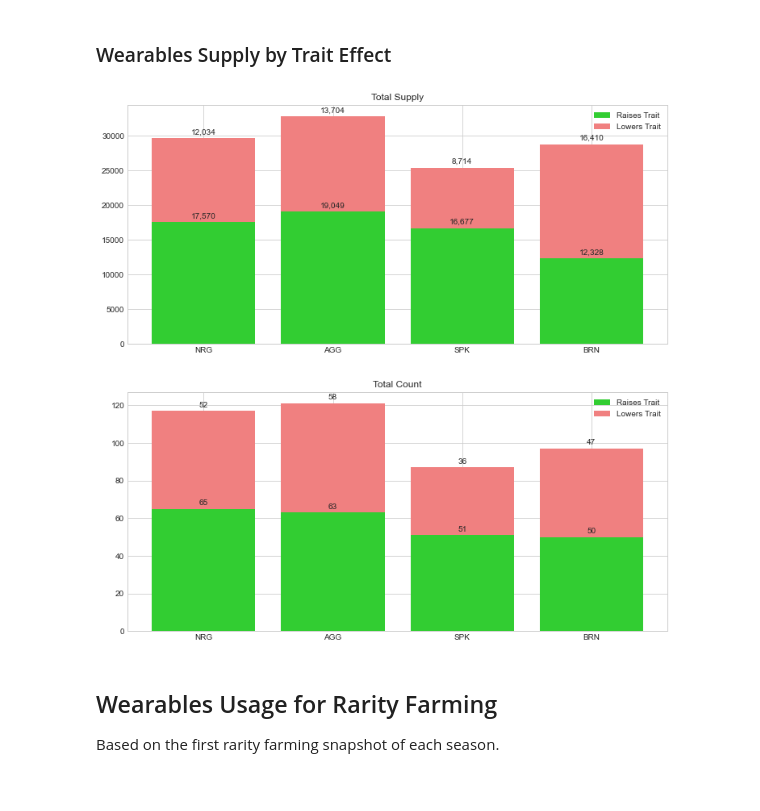
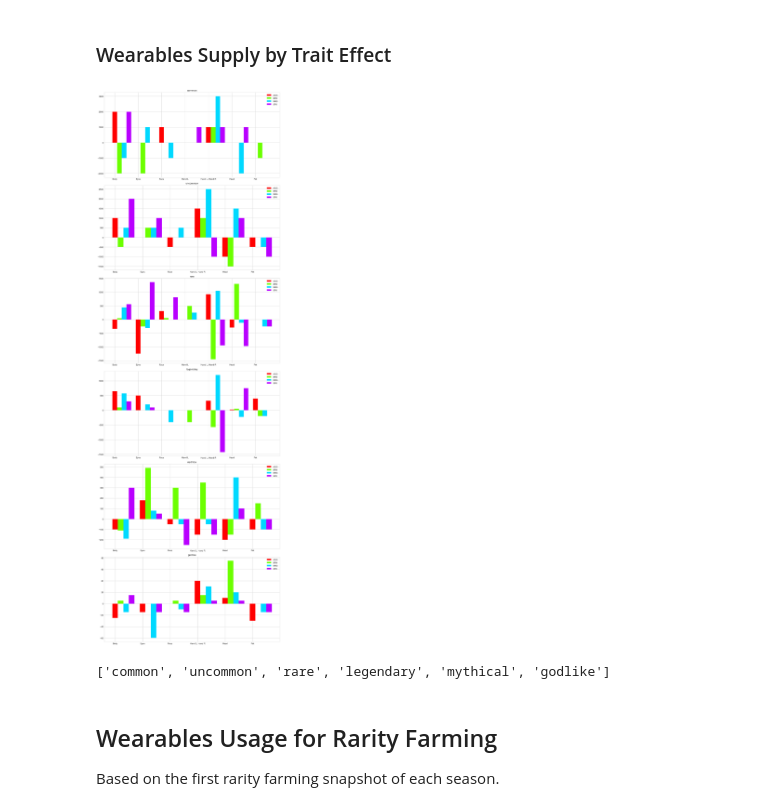
Before and after one commit to mikey-jay/aavegotchi-wearables-report, a Jupyter notebook: wearables_dashboard.ipynb, the cells around one changed output. Drawn from its saved outputs; the diff is of its cells as text; code cells hidden in the pictures.

Commit message:
add wearables net trait effect chart

```diff
--- a/wearables_dashboard.ipynb
+++ b/wearables_dashboard.ipynb
@@ -301,27 +301,26 @@ proportion_of_rarity_chart.show()
 [figure]
 # %% [markdown]
 ### Wearables Supply by Trait Effect
-# %%
-TRAIT_EFFECTS=['NRG','AGG','SPK','BRN']
-raises_values=[]
-lowers_values=[]
-for m in metrics:
-    for t in TRAIT_EFFECTS:
-        df = get_supply_df_by_trait_effect(t)
-        raises_values += [df.iloc[0][m]]
-        lowers_values += [df.iloc[1][m]]
-fig, axes = plt.subplots(len(metrics))
-fig.set_size_inches(12,12)
-for row in range(0,len(metrics)):
-    start = row * len(TRAIT_EFFECTS)
-    end = start + len(TRAIT_EFFECTS)
-    ax = axes[row]
-    annotate_bars(ax.bar(TRAIT_EFFECTS, raises_values[start:end], label='Raises Trait', color='limegreen'), ax)
-    annotate_bars(ax.bar(TRAIT_EFFECTS, lowers_values[start:end], bottom=raises_values[start:end], label='Lowers Trait', color='lightcoral'), ax)
-    ax.set_title('{m}'.format(m=metrics[row]))
-    ax.legend()
-# %% [output]
-[figure, removed]
+# %%
+trait_effects_df = wearable_types_df[['rarity', 'slotNames', 'NRG Supply', 'AGG Supply', 'SPK Supply', 'BRN Supply', 'count']].rename(columns={'slotNames': 'Slot', 'NRG Supply': 'NRG', 'AGG Supply': 'AGG', 'SPK Supply': 'SPK', 'BRN Supply': 'BRN'})
+trait_effects_df = trait_effects_df.melt(id_vars=['rarity', 'Slot', 'count'], var_name='Trait', value_name='Net Trait Effects')
+
+rarities = list(RARITY_SCORE_MODIFIERS.values())
+
+trait_effect_charts = ChartCollection("Trait Effects Supply")
+
+for row, rarity in enumerate(rarities):
+    builder = ChartBuilder(trait_effects_df[trait_effects_df['rarity'] == rarity], category_column_name='Slot', values_column_name='Net Trait Effects', series_column_name='Trait')
+    chart = builder.build_chart(rarity)
+    trait_effect_charts.add_chart(chart)
+
+ChartRenderer(trait_effect_charts).render()
+# %% [output]
+[figure, added]
+# %%
+list(RARITY_SCORE_MODIFIERS.values())
+# %% [output]
+['common', 'uncommon', 'rare', 'legendary', 'mythical', 'godlike']
 # %% [markdown]
 ## Wearables Usage for Rarity Farming
 Based on the first rarity farming snapshot of each season.
```
Also changed, not shown: parts of 5 cells of this notebook, 1 other file.
